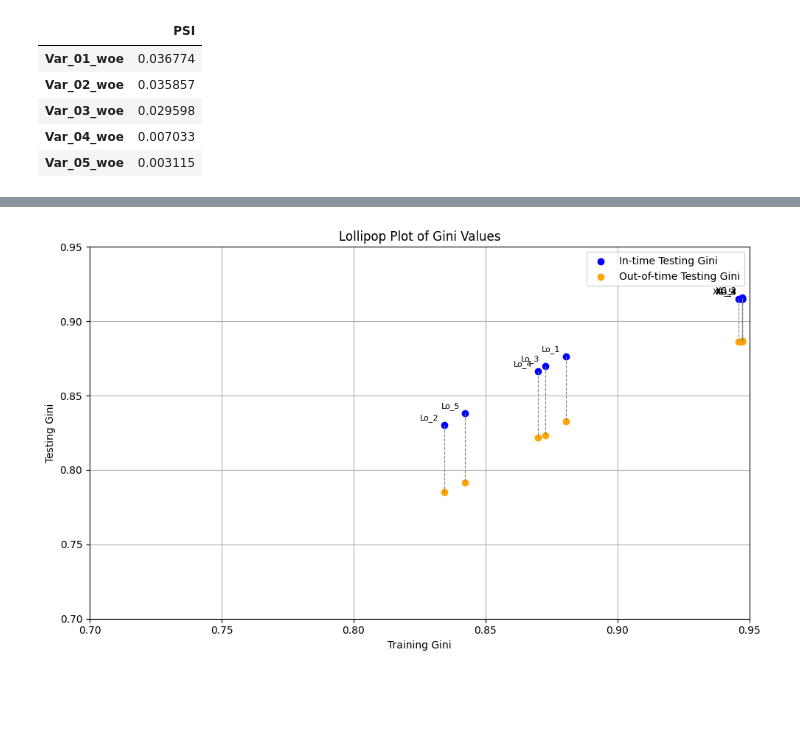
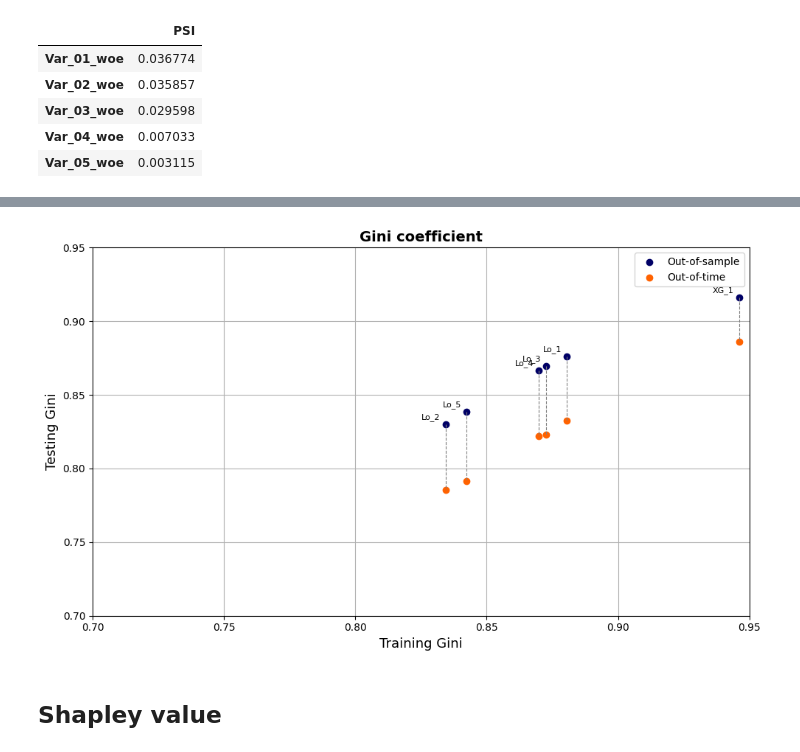
Before and after one commit to melkri/UB_ING_Case, a Jupyter notebook: scripts/2_data_cleaning.ipynb, the cells around one changed output, grey strips where cells are left out. Saved outputs shown, nothing was run; the diff lists cells and outputs as text; code cells hidden in the pictures; blank space fills up the shorter version.

Commit message:
Add shapley value

```diff
--- a/scripts/2_data_cleaning.ipynb
+++ b/scripts/2_data_cleaning.ipynb
@@ -365,3 +344,5 @@ print(type(results))
+# %%
+df_woe = pd.read_csv('../data/processed/df_woe.csv')
 # %%
 def calculate_psi(df, time_column='year', variable_columns=None, epsilon=1e-6):
     if variable_columns is None:
@@ -473,3 +452,6 @@ param_grid = {
     }
 
 model = LogisticRegression(random_state = 42)
+# %%
+cols_to_drop = ['Var_02_woe', 'Var_01_woe', 'Var_11_woe', 'Var_18_woe', 'Var_29_woe', 'Var_36_woe', 'Var_34_woe', 'Var_22_woe', 'Var_12_woe', 'Var_16_woe', 'Var_19_woe', 'Var_30_woe', 'Var_09_woe', 'Var_21_woe', 'Var_17_woe', 'Var_14_woe', 'Var_26_woe', 'Var_32_woe', 'Var_39_woe', 'Var_24_woe', 'Var_06_woe', 'Var_38_woe', 'Var_10_woe', 'Var_20_woe']
+df_VIF_woe = df_woe.drop(cols_to_drop, axis=1)
@@ -566,0 +571,5 @@ results_vif_LR
+# %%
+# select just first row from results_vif_LR as dataframe
+one_xgb = results_vif_xgb.iloc[0]
+one_xgb = pd.DataFrame(one_xgb).T
+one_xgb
@@ -567,32 +579,34 @@ results_vif_LR
 # %%
-results_final = pd.concat([results_vif_LR, results_vif_xgb])
+results_final = pd.concat([results_vif_LR, one_xgb])
 # %%
 plt.figure(figsize=(10, 6))
 
 # In-time testing Gini
-plt.scatter(results_final['In_Time_Train_Gini'], results_final['In_Time_Test_Gini'], color='blue', label='In-time Testing Gini')
+plt.scatter(results_final['In_Time_Train_Gini'], results_final['In_Time_Test_Gini'], color='#000066', label='Out-of-sample')
 
 # Out-of-time testing Gini
-plt.scatter(results_final['In_Time_Train_Gini'], results_final['Out_of_Time_Test_Gini'], color='orange', label='Out-of-time Testing Gini')
+plt.scatter(results_final['In_Time_Train_Gini'], results_final['Out_of_Time_Test_Gini'], color='#ff6200', label='Out-of-time')
 
 # Add lollipop lines
 for index, row in results_final.iterrows():
     plt.plot([row['In_Time_Train_Gini'], row['In_Time_Train_Gini']], [row['In_Time_Test_Gini'], row['Out_of_Time_Test_Gini']], color='gray', linestyle='--', linewidth=0.8)
     plt.text(row['In_Time_Train_Gini'] - 0.002, row['In_Time_Test_Gini'] + 0.002, row['Model_Name'], ha='right', va='bottom', fontsize=8)
 
 # Add labels and legend
-plt.xlabel('Training Gini')
-plt.ylabel('Testing Gini')
-plt.title('Lollipop Plot of Gini Values')
+plt.xlabel('Training Gini', fontsize=13)
+plt.ylabel('Testing Gini', fontsize=13)
+plt.title('Gini coefficient', fontsize=14, fontweight='bold')
 plt.legend()
 
 # Set limits for x and y axes
 plt.xlim(0.7, 0.95)
 plt.ylim(0.7, 0.95)
 
 # Show plot
 plt.grid(True)
 plt.tight_layout()
 plt.show()
 # %% [output]
-[figure, old version]
+[figure, new version]
+# %% [markdown]
+## Shapley value
```
Also changed, not shown: parts of 19 cells of this notebook.
